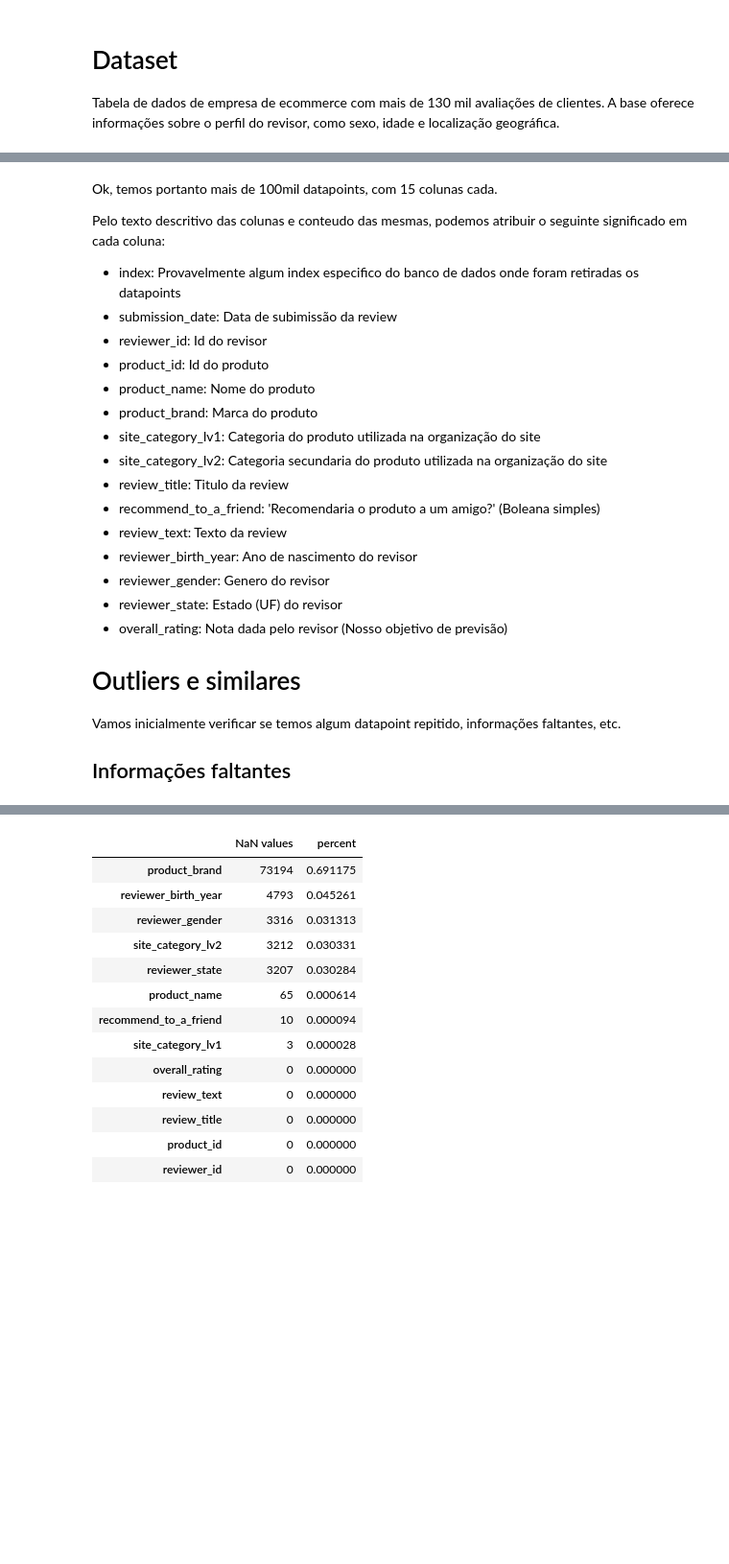
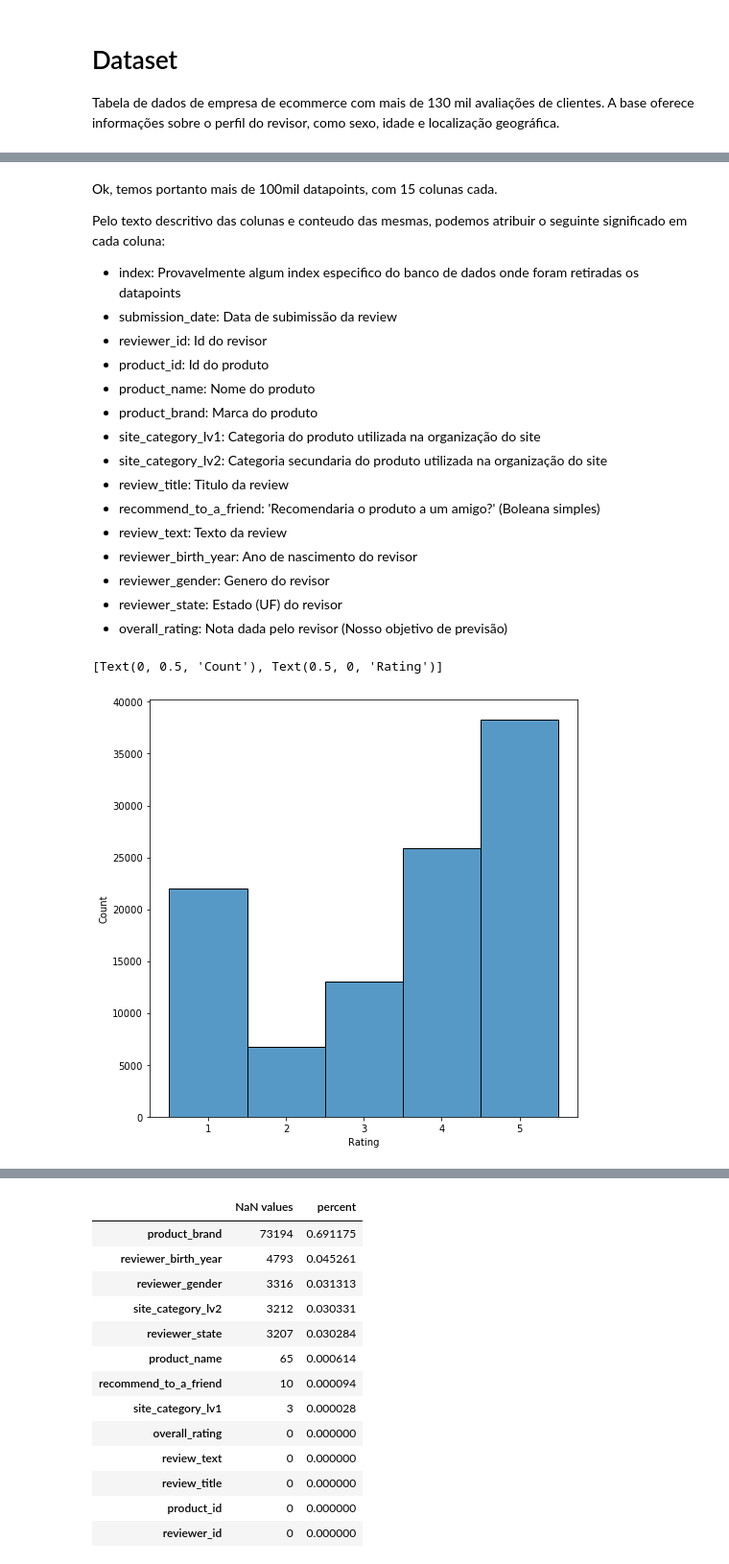
Before and after one commit to MarceloPesse/NLP-predict-client-evaluation, a Jupyter notebook: NLP-Predict Client Evaluation.ipynb, the cells around one changed output, grey strips where cells are left out. Shown: that part at 96% size. Drawn from its saved outputs; the diff is of its cells as text; code cells hidden in the pictures; blank space fills up the shorter version.

```diff
--- a/NLP-Predict Client Evaluation.ipynb
+++ b/NLP-Predict Client Evaluation.ipynb
@@ -53,10 +56,12 @@ Pelo texto descritivo das colunas e conteudo das mesmas, podemos atribuir o segu
 - reviewer_gender: Genero do revisor
 - reviewer_state: Estado (UF) do revisor
 - overall_rating: Nota dada pelo revisor (Nosso objetivo de previsão)
-
-
-# Outliers e similares
-
-Vamos inicialmente verificar se temos algum datapoint repitido, informações faltantes, etc.
-
-## Informações faltantes
+# %%
+train_df['overall_rating'].value_counts(normalize=True)
+
+f, ax = plt.subplots(figsize=(8, 8))
+ax = sns.histplot(data=train_df, x='overall_rating',discrete=True)
+ax.set(xlabel='Rating', ylabel='Count')
+# %% [output]
+[Text(0, 0.5, 'Count'), Text(0.5, 0, 'Rating')]
+[figure, added]
```
Also changed, not shown: parts of 17 cells of this notebook, 1 other file.
